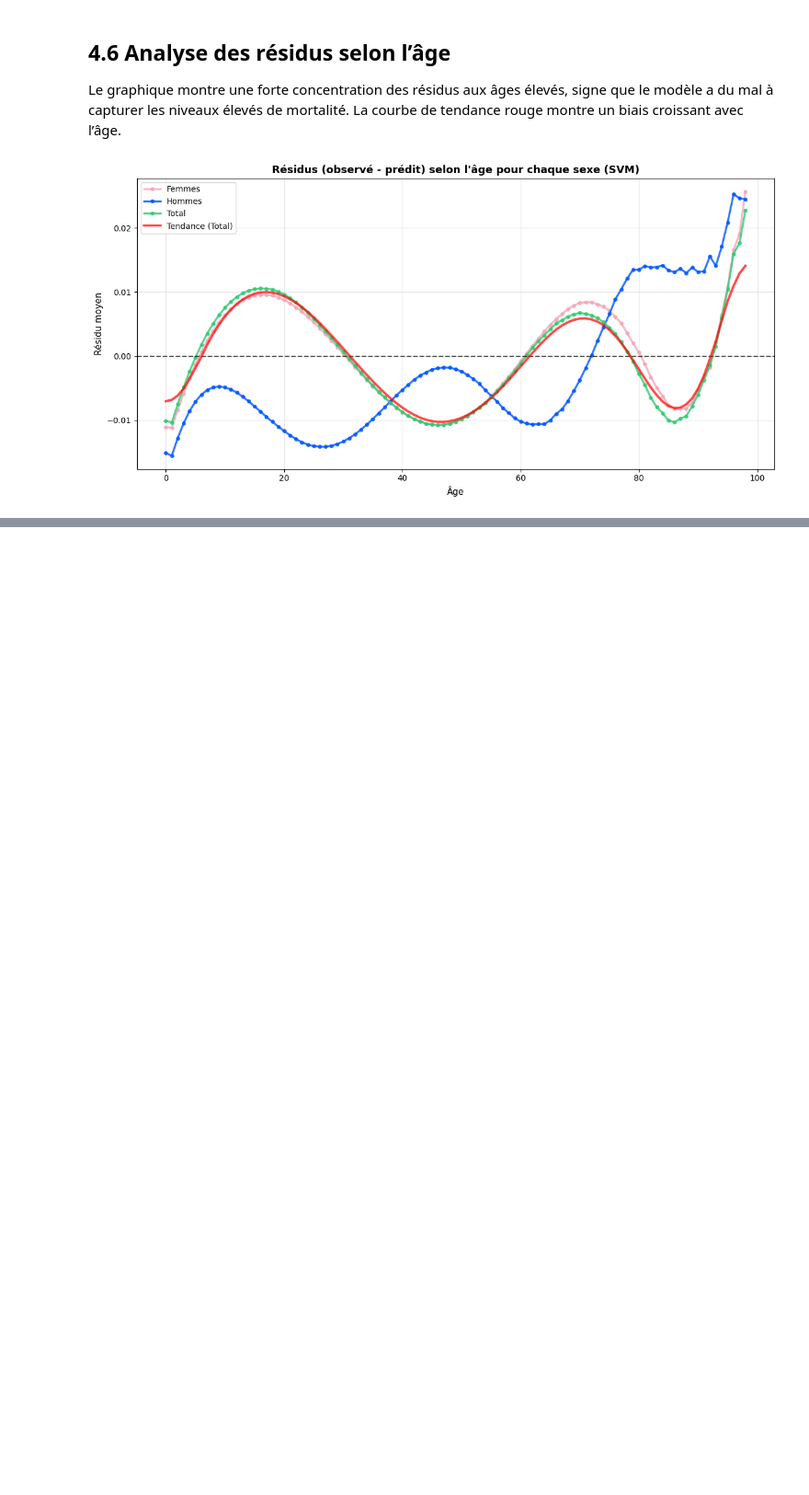
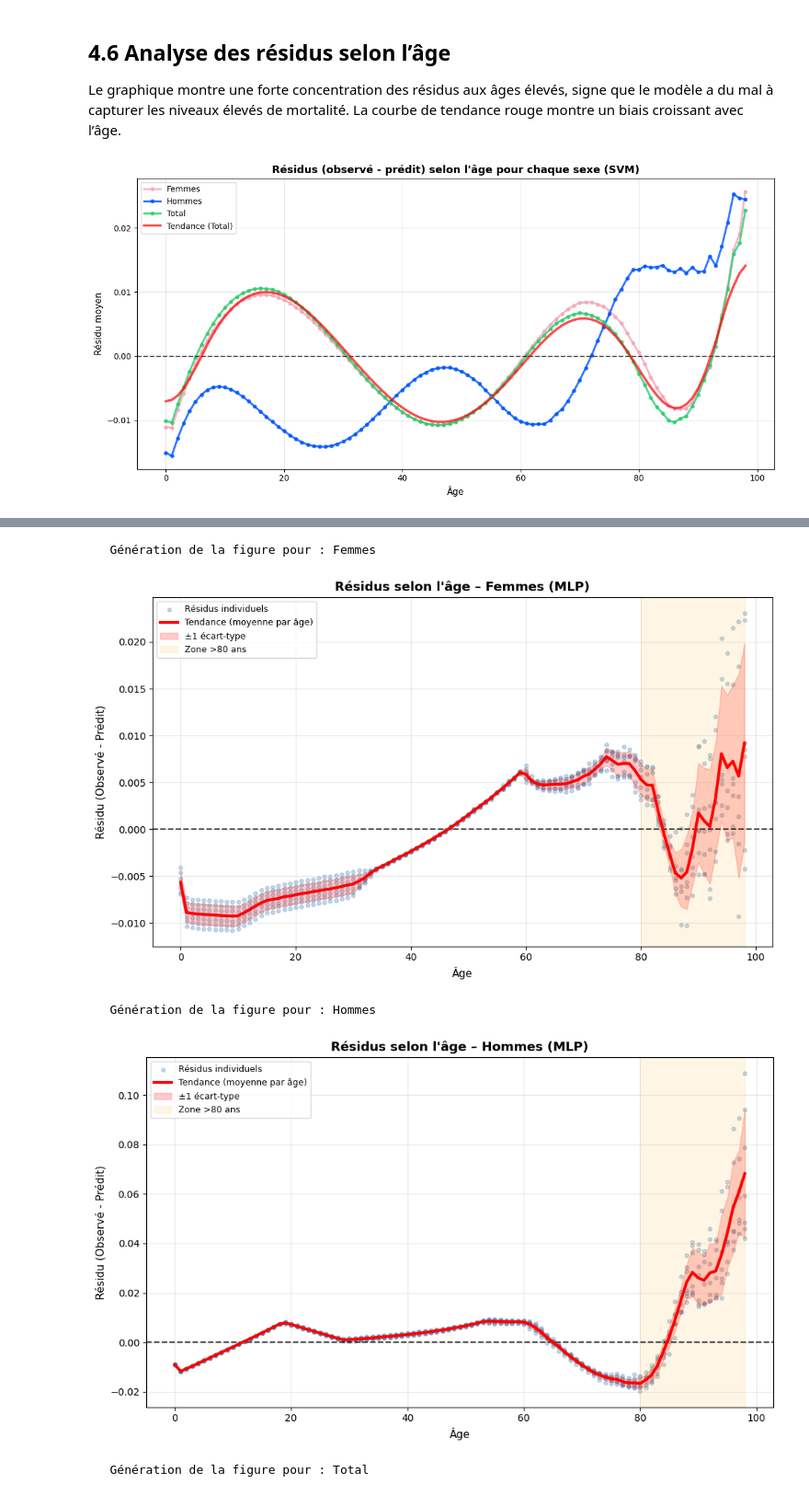
Before and after one commit to Salah10-source/Python-Project-Mortality, a Jupyter notebook: Python-Project/ML.ipynb, the cells around one changed output, grey strips where cells are left out. Shown at 92% size. Saved outputs shown, nothing was run; the diff lists cells and outputs as text; code cells hidden in the pictures; blank space fills up the shorter version.

```diff
--- a/Python-Project/ML.ipynb
+++ b/Python-Project/ML.ipynb
@@ -1297,0 +1625,51 @@ plt.show()
+# %%
+test_viz = test.copy()
+for name in targets.keys():
+    test_viz[f'pred_{targets[name]}'] = predictions[name]
+    test_viz[f'resid_{targets[name]}'] = test_viz[targets[name]] - test_viz[f'pred_{targets[name]}']
+
+# Résidus selon l'âge
+for name, target_col in targets.items():
+    print(f"\n   Génération de la figure pour : {name}")
+
+    fig, ax = plt.subplots(figsize=(10, 6))
+
+    # Résidus par âge
+    residuals_by_age = test_viz.groupby('Age')[f'resid_{target_col}'].agg(['mean', 'std'])
+    ages = residuals_by_age.index
+    means = residuals_by_age['mean'].values
+    stds = residuals_by_age['std'].values
+
+    # Scatter plot de tous les résidus
+    ax.scatter(test_viz['Age'], test_viz[f'resid_{target_col}'],
+               alpha=0.3, s=15, color='steelblue', label='Résidus individuels')
+
+    # Ligne de tendance (moyenne mobile)
+    ax.plot(ages, means, color='red', linewidth=3,
+            label='Tendance (moyenne par âge)', zorder=5)
+
+    # Bande de confiance (±1 std)
+    ax.fill_between(ages, means - stds, means + stds,
+                     color='red', alpha=0.2, label='±1 écart-type')
+
+    # Ligne de référence à 0
+    ax.axhline(y=0, color='black', linestyle='--', linewidth=1.5, alpha=0.7)
+
+    # Zone des grands âges (>80 ans)
+    ax.axvspan(80, 98, alpha=0.1, color='orange', label='Zone >80 ans')
+
+    ax.set_title(f'Résidus selon l\'âge – {name} (MLP)',
+                 fontsize=13, fontweight='bold')
+    ax.set_xlabel('Âge', fontsize=11)
+    ax.set_ylabel('Résidu (Observé - Prédit)', fontsize=11)
+    ax.legend(loc='upper left', fontsize=9)
+    ax.grid(alpha=0.3)
+
+    plt.tight_layout()
+    plt.show()
+# %% [output]
+   Génération de la figure pour : Femmes
+[figure, added]
+   Génération de la figure pour : Hommes
+[figure, added]
+   Génération de la figure pour : Total
```
Also changed, not shown: parts of 15 cells of this notebook.
